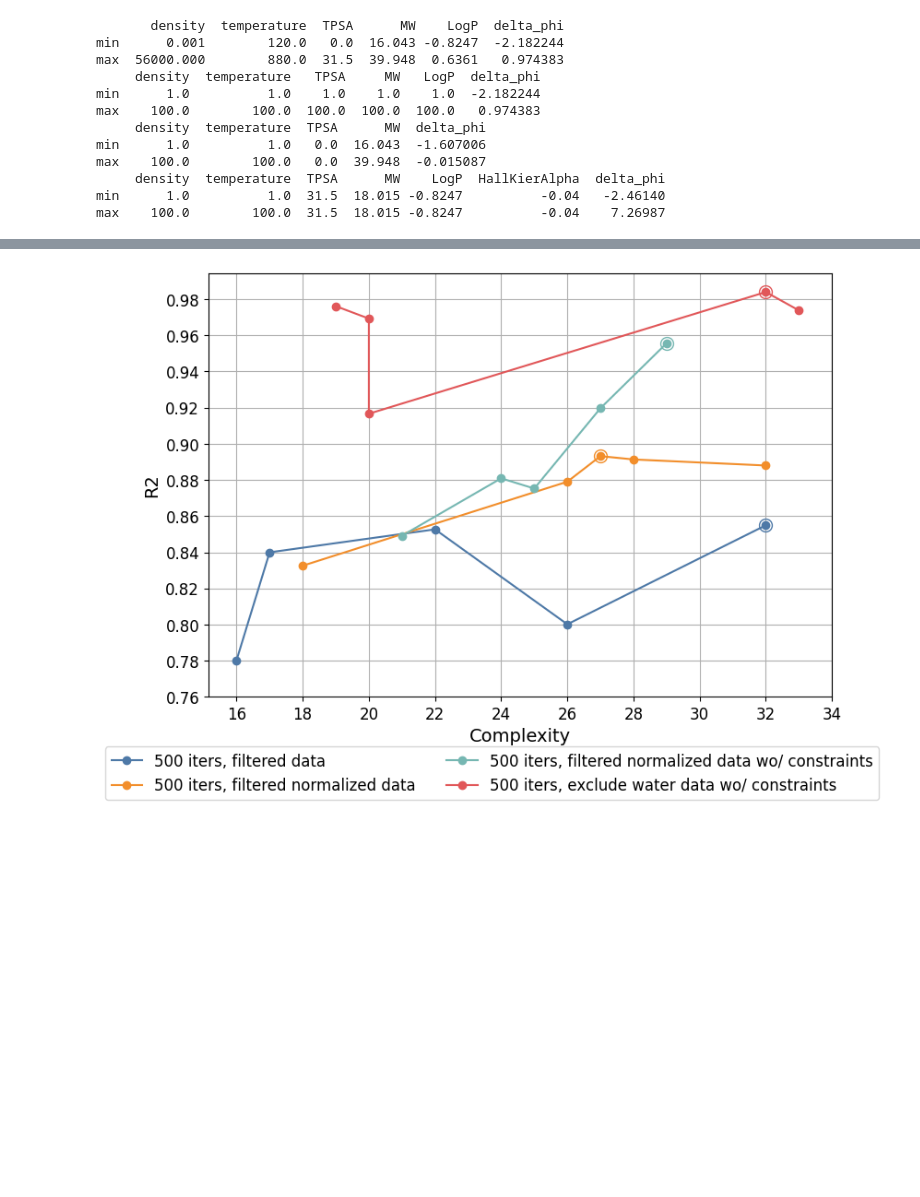
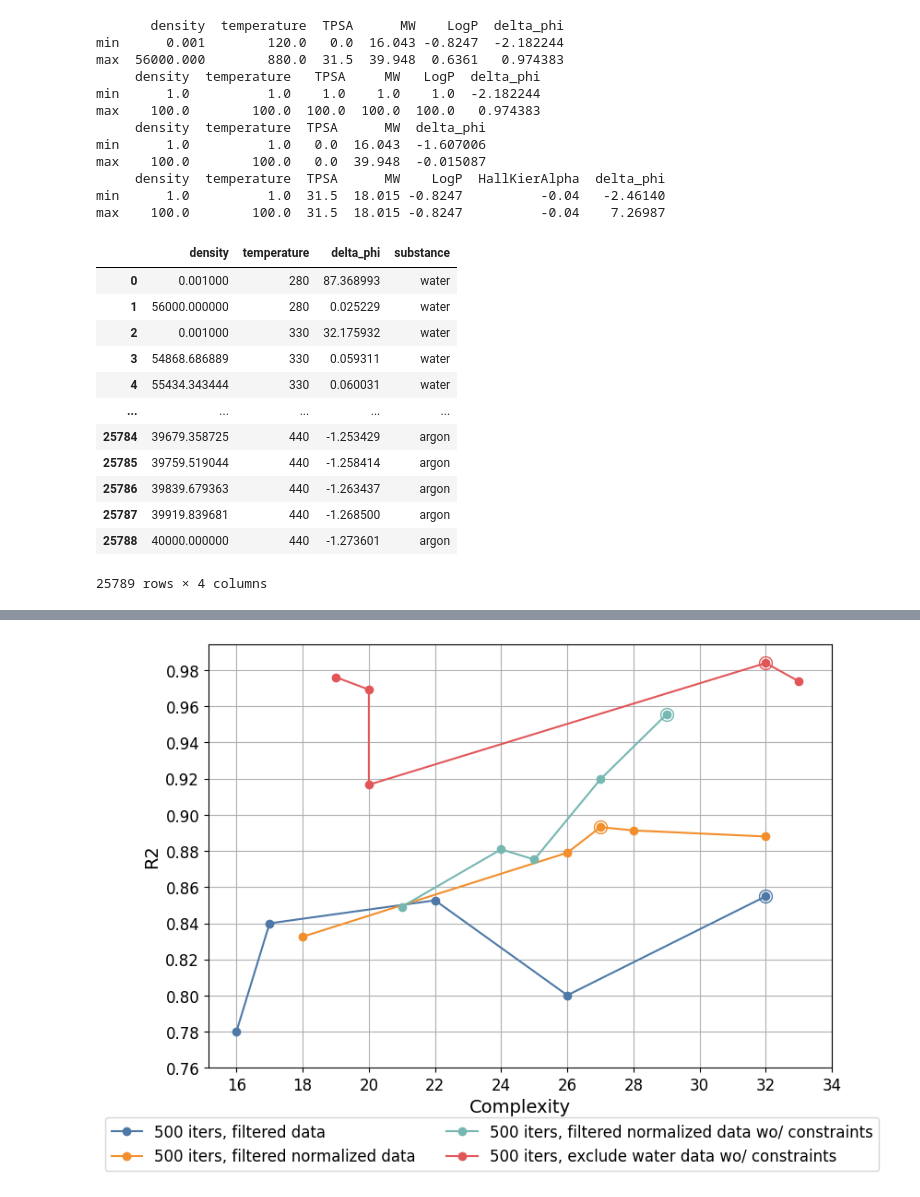
Before and after one commit to RuilongWang1215/ML-uv-theory, a Jupyter notebook: test_ml.ipynb, the cells around one changed output, grey strips where cells are left out. Drawn from its saved outputs; the diff is of its cells as text; code cells hidden in the pictures; blank space fills up the shorter version.

```diff
--- a/test_ml.ipynb
+++ b/test_ml.ipynb
@@ -169,3 +170,20 @@ max    100.0        100.0   0.0  39.948  -0.015087
      density  temperature  TPSA      MW    LogP  HallKierAlpha  delta_phi
 min      1.0          1.0  31.5  18.015 -0.8247          -0.04   -2.46140
 max    100.0        100.0  31.5  18.015 -0.8247          -0.04    7.26987
+# %%
+all_data = pd.read_csv(base_path+'/data/processed_data/all_3.csv')
+all_data
+# %% [output]
+|  | density | temperature | delta_phi | substance |
+| 0 | 0.001000 | 280 | 87.368993 | water |
+| 1 | 56000.000000 | 280 | 0.025229 | water |
+| 2 | 0.001000 | 330 | 32.175932 | water |
+| 3 | 54868.686889 | 330 | 0.059311 | water |
+| 4 | 55434.343444 | 330 | 0.060031 | water |
+| ... | ... | ... | ... | ... |
+| 25784 | 39679.358725 | 440 | -1.253429 | argon |
+| 25785 | 39759.519044 | 440 | -1.258414 | argon |
+| 25786 | 39839.679363 | 440 | -1.263437 | argon |
+| 25787 | 39919.839681 | 440 | -1.268500 | argon |
+| 25788 | 40000.000000 | 440 | -1.273601 | argon |
+25789 rows × 4 columns
```
Also changed, not shown: parts of 9 cells of this notebook, 59 other files.
